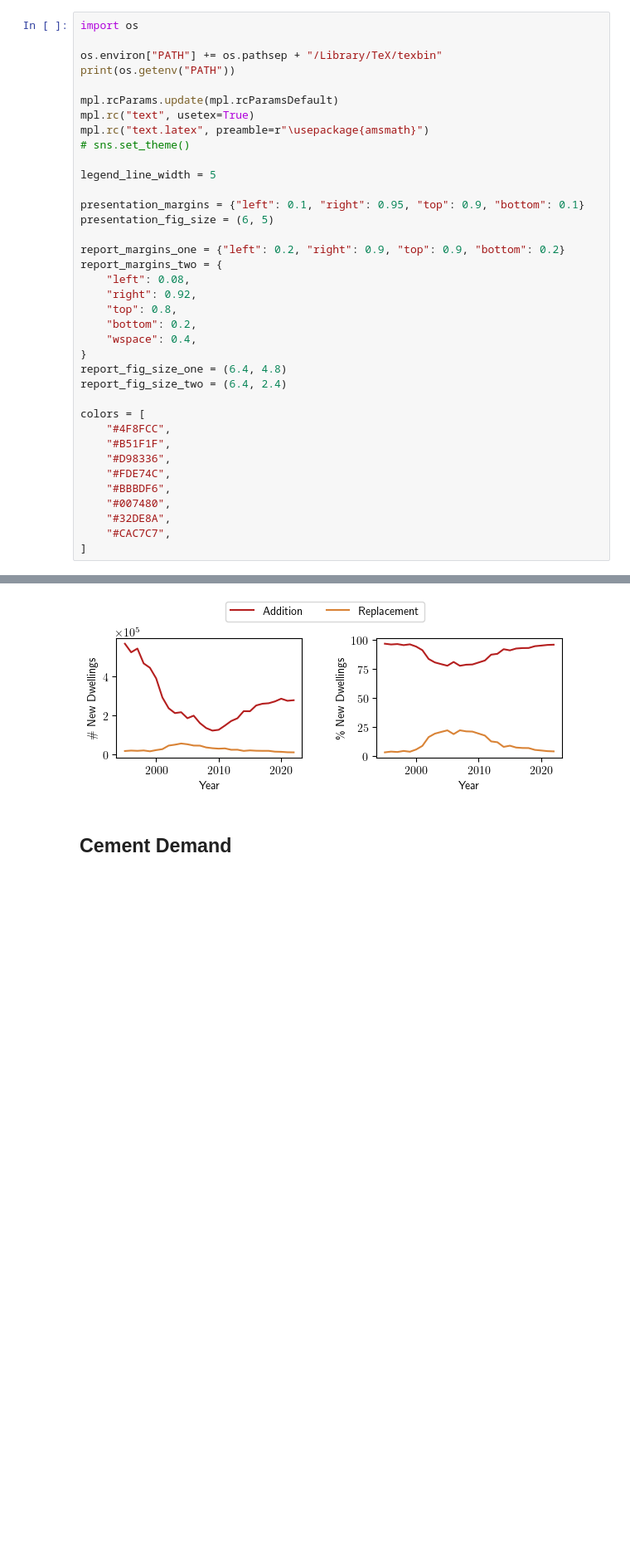
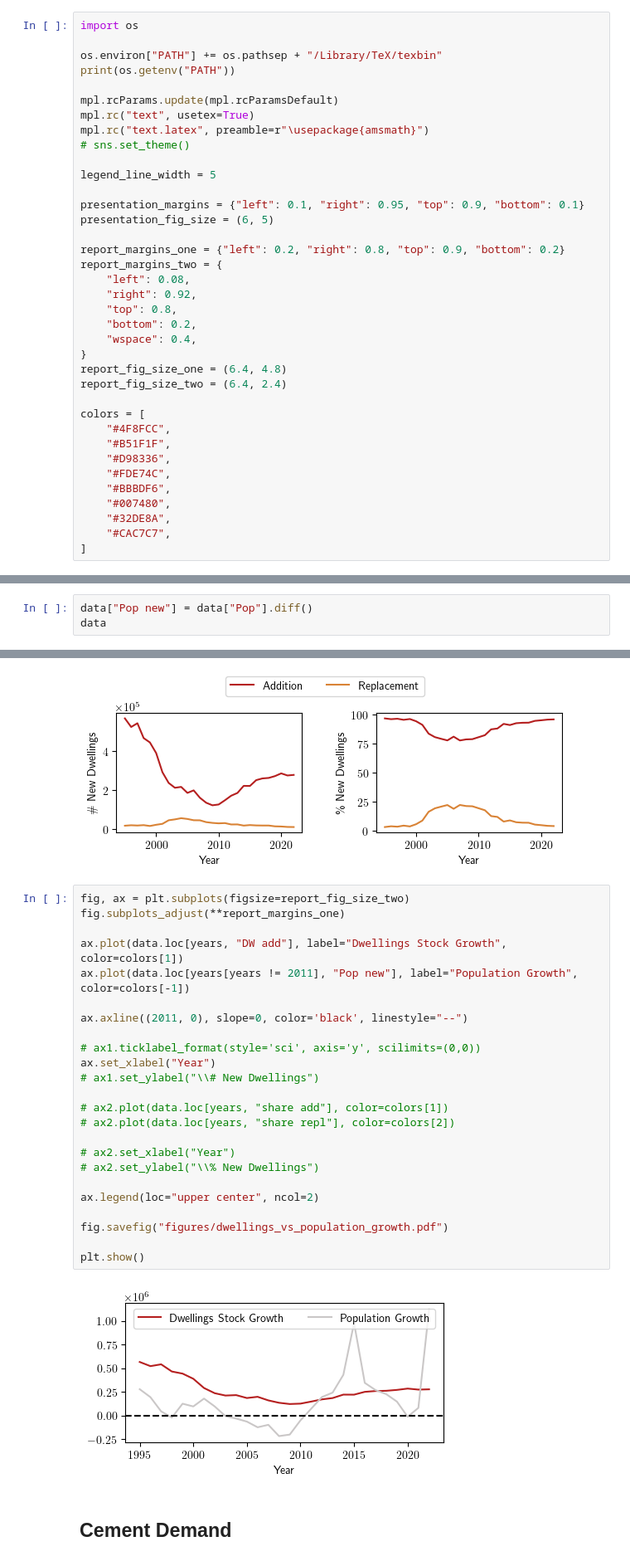
Before and after one commit to pietropecchini/Economic-Growth-and-Sustainability, a Jupyter notebook: analysis.ipynb, the cells around one changed output, grey strips where cells are left out. Shown at 83% size. Cells and saved outputs as stored; diff of their text form; blank space fills up the shorter version.

Commit message:
added dwellings stock growth vs population growth

```diff
--- a/analysis.ipynb
+++ b/analysis.ipynb
@@ -248,7 +248,7 @@ legend_line_width = 5
 presentation_margins = {"left": 0.1, "right": 0.95, "top": 0.9, "bottom": 0.1}
 presentation_fig_size = (6, 5)
 
-report_margins_one = {"left": 0.2, "right": 0.9, "top": 0.9, "bottom": 0.2}
+report_margins_one = {"left": 0.2, "right": 0.8, "top": 0.9, "bottom": 0.2}
 report_margins_two = {
     "left": 0.08,
     "right": 0.92,
@@ -393,3 +393,6 @@ data
 | 2020.0 | 30129000.0 | 31.2 | 83155000 | 41385919 | 299866 | 1193214 | 31354000 | 285591 | 14275 | 95.23954 | ... |
 | 2021.0 | 29167000.0 | 30.2 | 83237000 | 41660773 | 286893 | 1114153 | 29430000 | 274854 | 12039 | 95.803662 | ... |
 | 2022.0 | 28031000.0 | 30.5 | 84359000 | 41938577 | 289340 | 1121210 | 29742000 | 277804 | 11536 | 96.012995 | ... |
+# %%
+data["Pop new"] = data["Pop"].diff()
+data
@@ -467,6 +489,32 @@ fig.savefig("figures/new_dwellings_combined.pdf")
 plt.show()
 # %% [output]
 [figure]
+# %%
+fig, ax = plt.subplots(figsize=report_fig_size_two)
+fig.subplots_adjust(**report_margins_one)
+
+ax.plot(data.loc[years, "DW add"], label="Dwellings Stock Growth", color=colors[1])
+ax.plot(data.loc[years[years != 2011], "Pop new"], label="Population Growth", color=colors[-1])
+
+ax.axline((2011, 0), slope=0, color='black', linestyle="--")
+
+# ax1.ticklabel_format(style='sci', axis='y', scilimits=(0,0))
+ax.set_xlabel("Year")
+# ax1.set_ylabel("\\# New Dwellings")
+
+# ax2.plot(data.loc[years, "share add"], color=colors[1])
+# ax2.plot(data.loc[years, "share repl"], color=colors[2])
+
+# ax2.set_xlabel("Year")
+# ax2.set_ylabel("\\% New Dwellings")
+
+ax.legend(loc="upper center", ncol=2)
+
+fig.savefig("figures/dwellings_vs_population_growth.pdf")
+
+plt.show()
+# %% [output]
+[figure, added]
 # %% [markdown]
 ## Cement Demand
 # %%
```
Also changed, not shown: parts of 2 cells of this notebook, 1 other file.
